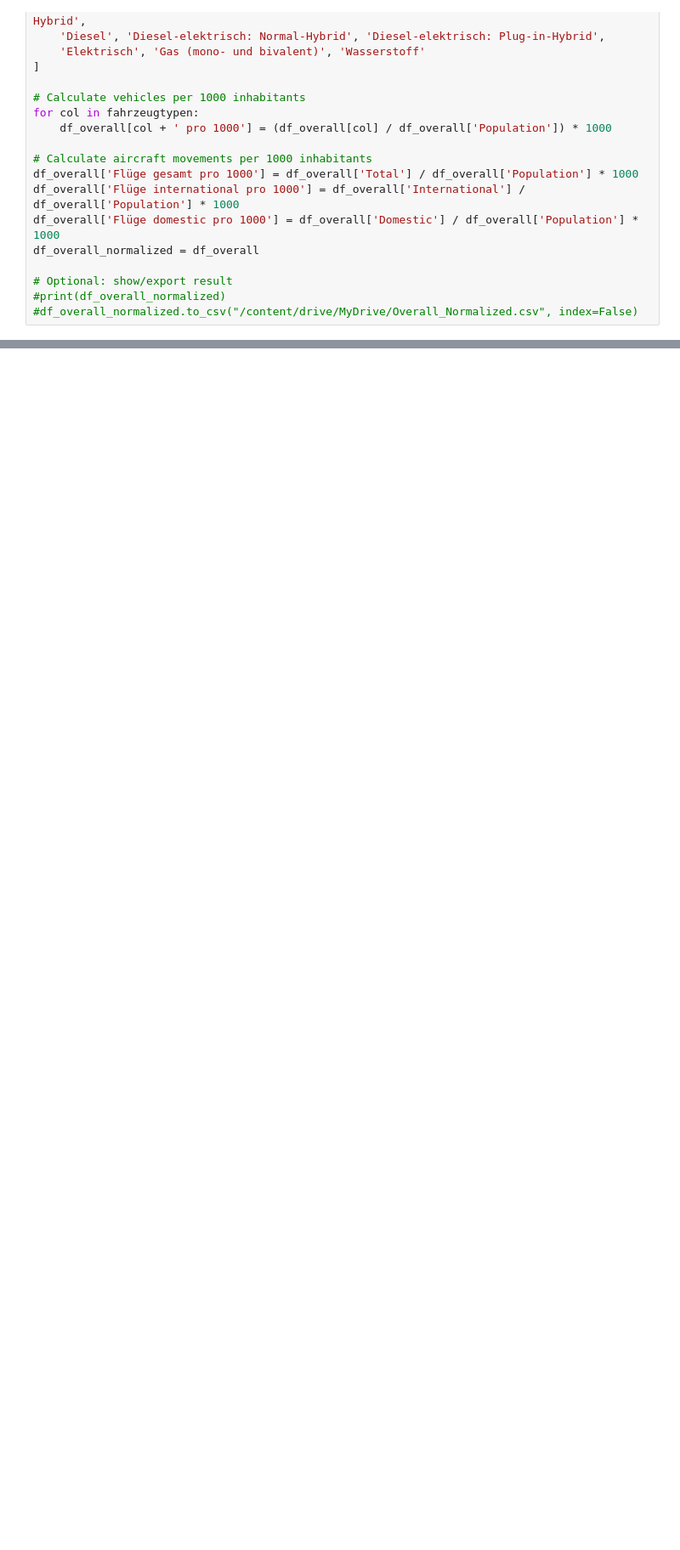
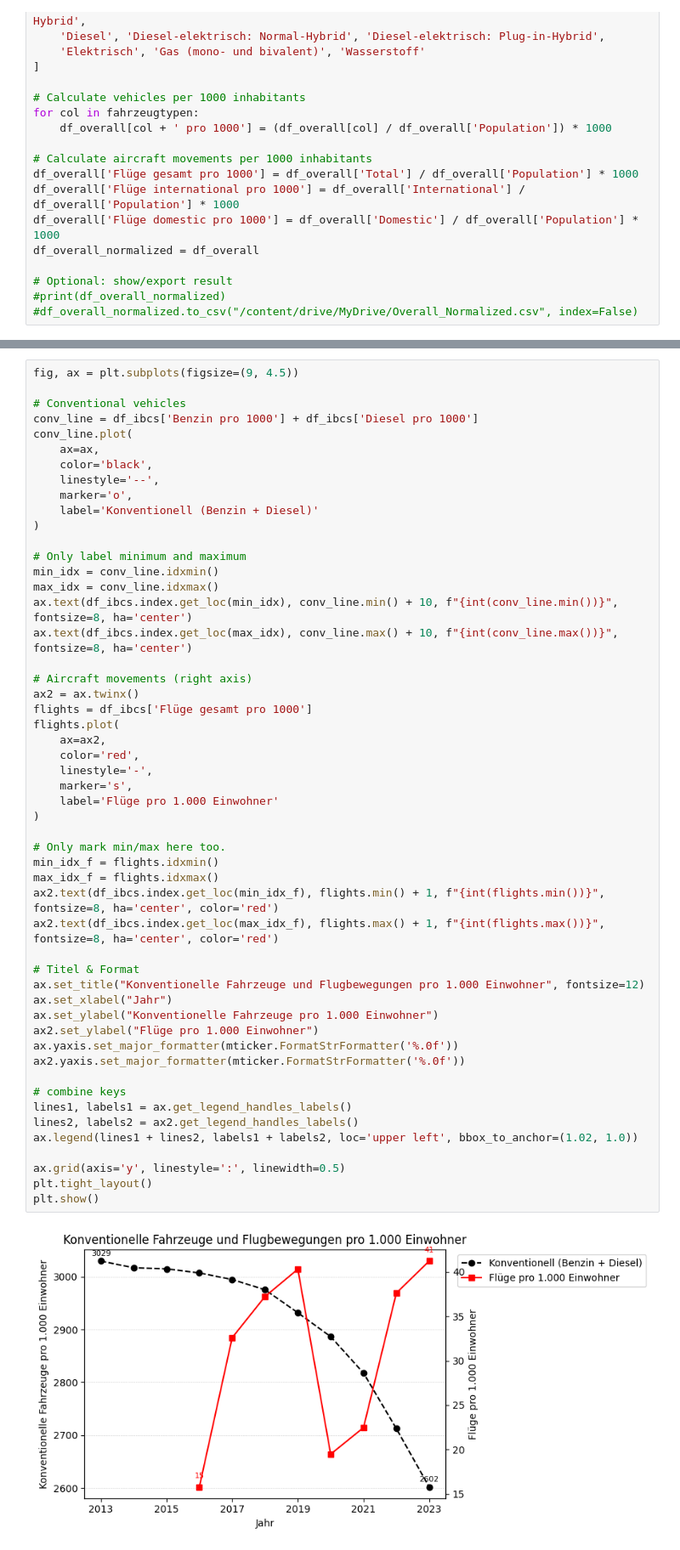
Before and after one commit to matwirabc/binaproject, a Jupyter notebook: bina_aggregate.ipynb, the cells around one changed output, grey strips where cells are left out. Shown at 85% size. Cells and saved outputs as stored; diff of their text form; blank space fills up the shorter version.

```diff
--- a/bina_aggregate.ipynb
+++ b/bina_aggregate.ipynb
@@ -491,3 +481,57 @@ plt.show()
+# %%
+fig, ax = plt.subplots(figsize=(9, 4.5))
+
+# Conventional vehicles
+conv_line = df_ibcs['Benzin pro 1000'] + df_ibcs['Diesel pro 1000']
+conv_line.plot(
+    ax=ax,
+    color='black',
+    linestyle='--',
+    marker='o',
+    label='Konventionell (Benzin + Diesel)'
+)
+
+# Only label minimum and maximum
+min_idx = conv_line.idxmin()
+max_idx = conv_line.idxmax()
+ax.text(df_ibcs.index.get_loc(min_idx), conv_line.min() + 10, f"{int(conv_line.min())}", fontsize=8, ha='center')
+ax.text(df_ibcs.index.get_loc(max_idx), conv_line.max() + 10, f"{int(conv_line.max())}", fontsize=8, ha='center')
+
+# Aircraft movements (right axis)
+ax2 = ax.twinx()
+flights = df_ibcs['Flüge gesamt pro 1000']
+flights.plot(
+    ax=ax2,
+    color='red',
+    linestyle='-',
+    marker='s',
+    label='Flüge pro 1.000 Einwohner'
+)
+
+# Only mark min/max here too.
+min_idx_f = flights.idxmin()
+max_idx_f = flights.idxmax()
+ax2.text(df_ibcs.index.get_loc(min_idx_f), flights.min() + 1, f"{int(flights.min())}", fontsize=8, ha='center', color='red')
+ax2.text(df_ibcs.index.get_loc(max_idx_f), flights.max() + 1, f"{int(flights.max())}", fontsize=8, ha='center', color='red')
+
+# Titel & Format
+ax.set_title("Konventionelle Fahrzeuge und Flugbewegungen pro 1.000 Einwohner", fontsize=12)
+ax.set_xlabel("Jahr")
+ax.set_ylabel("Konventionelle Fahrzeuge pro 1.000 Einwohner")
+ax2.set_ylabel("Flüge pro 1.000 Einwohner")
+ax.yaxis.set_major_formatter(mticker.FormatStrFormatter('%.0f'))
+ax2.yaxis.set_major_formatter(mticker.FormatStrFormatter('%.0f'))
+
+# combine keys
+lines1, labels1 = ax.get_legend_handles_labels()
+lines2, labels2 = ax2.get_legend_handles_labels()
+ax.legend(lines1 + lines2, labels1 + labels2, loc='upper left', bbox_to_anchor=(1.02, 1.0))
+
+ax.grid(axis='y', linestyle=':', linewidth=0.5)
+plt.tight_layout()
+plt.show()
+# %% [output]
+[figure, added]
 # %% [markdown]
 # Schritt 5: Entscheiden
 
```
Also changed, not shown: parts of 7 cells of this notebook.
